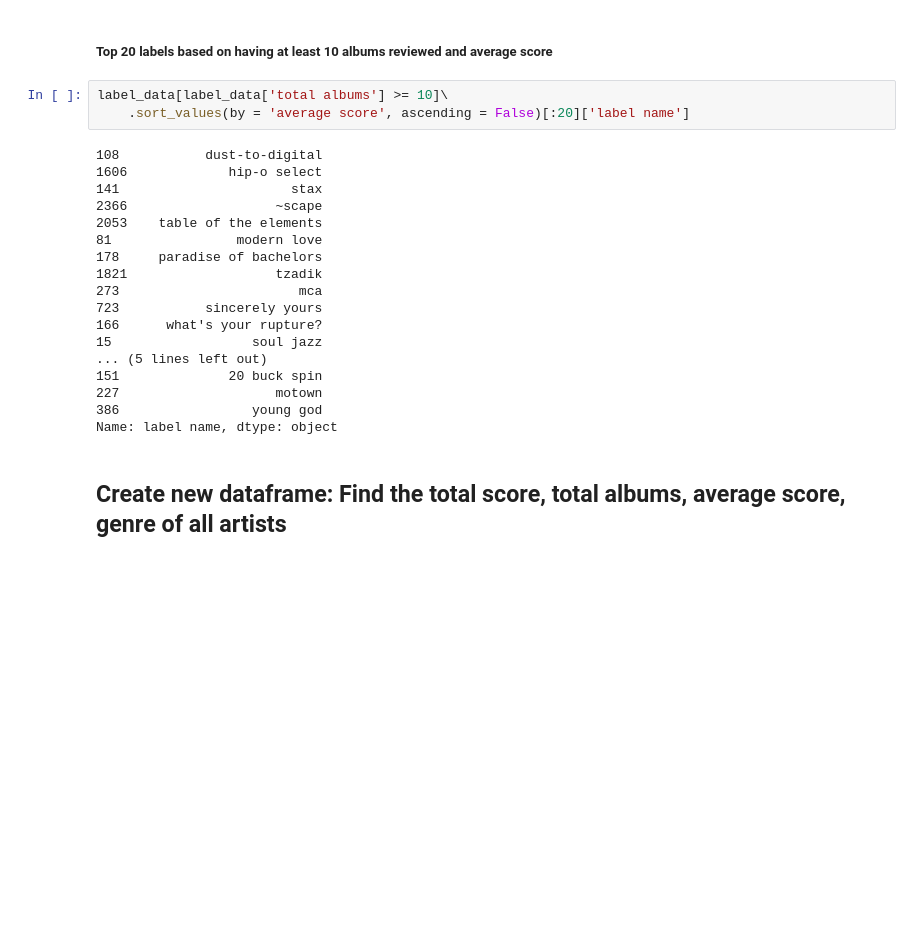
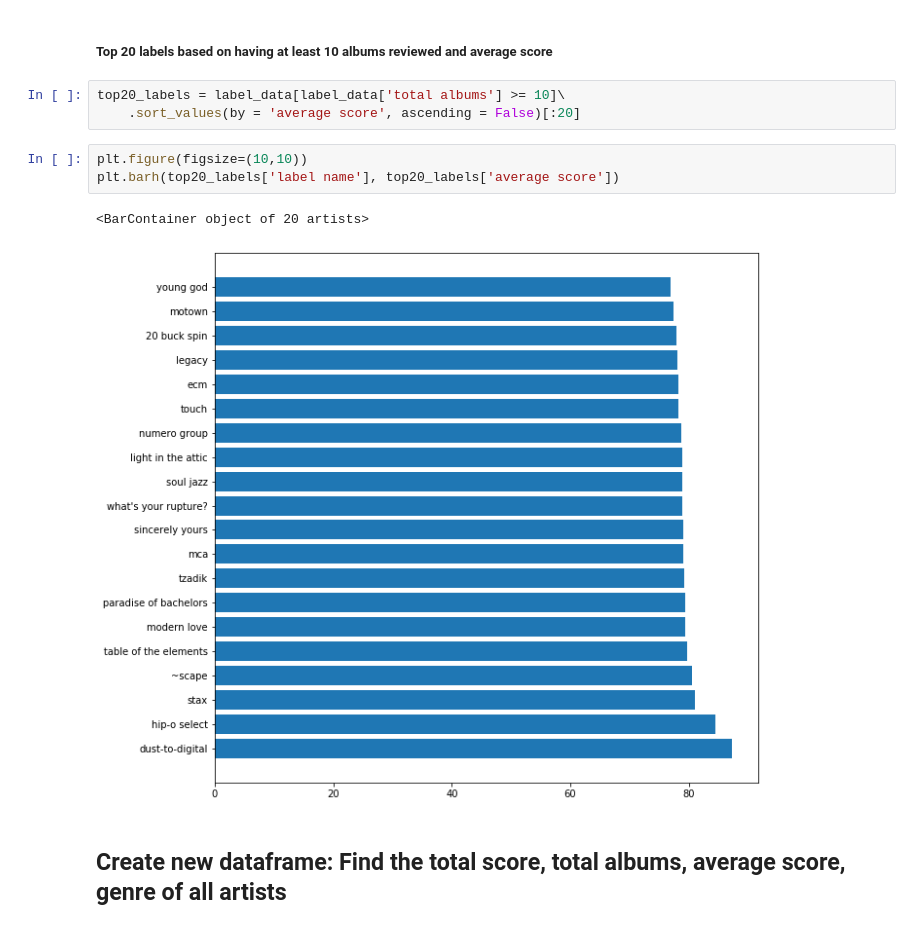
Before and after one commit to Andy-Estevez/Pitchfork-Reviews-Analysis, a Jupyter notebook: pitchfork-reviews-analysis-project.ipynb, the cells around one changed output. Cells and saved outputs as stored; diff of their text form; blank space fills up the shorter version.

Commit message:
add images

```diff
--- a/pitchfork-reviews-analysis-project.ipynb
+++ b/pitchfork-reviews-analysis-project.ipynb
@@ -342,26 +342,14 @@ label_data.head()
 # %% [markdown]
 ##### Top 20 labels based on having at least 10 albums reviewed and average score
 # %%
-label_data[label_data['total albums'] >= 10]\
-    .sort_values(by = 'average score', ascending = False)[:20]['label name']
+top20_labels = label_data[label_data['total albums'] >= 10]\
+    .sort_values(by = 'average score', ascending = False)[:20]
-# %% [output]
-108           dust-to-digital
-1606             hip-o select
-141                      stax
-2366                   ~scape
-2053    table of the elements
-81                modern love
-178     paradise of bachelors
-1821                   tzadik
-273                       mca
-723           sincerely yours
-166      what's your rupture?
-15                  soul jazz
-... (5 lines left out)
-151              20 buck spin
-227                    motown
-386                 young god
-Name: label name, dtype: object
+# %%
+plt.figure(figsize=(10,10))
+plt.barh(top20_labels['label name'], top20_labels['average score'])
+# %% [output]
+<BarContainer object of 20 artists>
+[figure, added]
 # %% [markdown]
 ## Create new dataframe: Find the total score, total albums, average score, genre of all artists
 # %%
```
Also changed, not shown: parts of 4 cells of this notebook, 5 other files.
